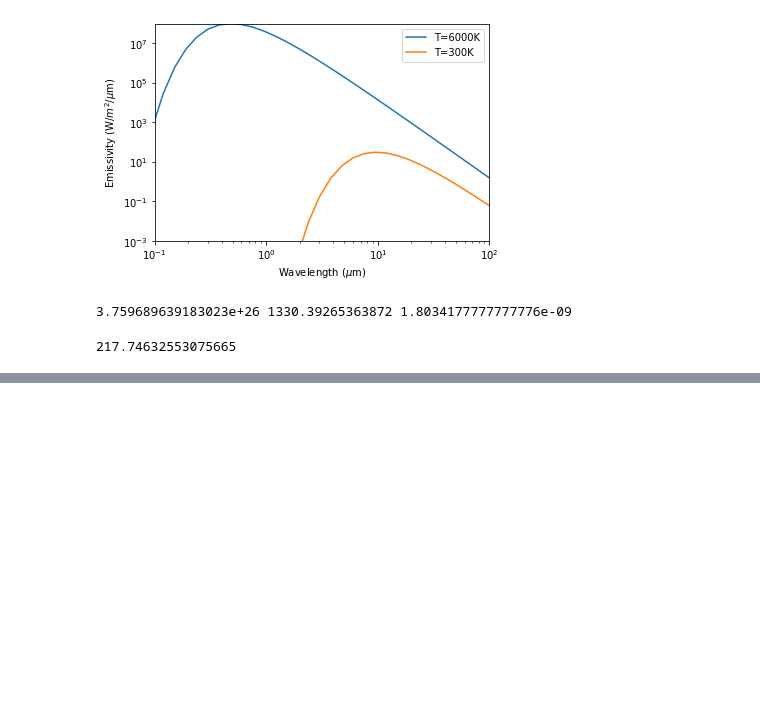
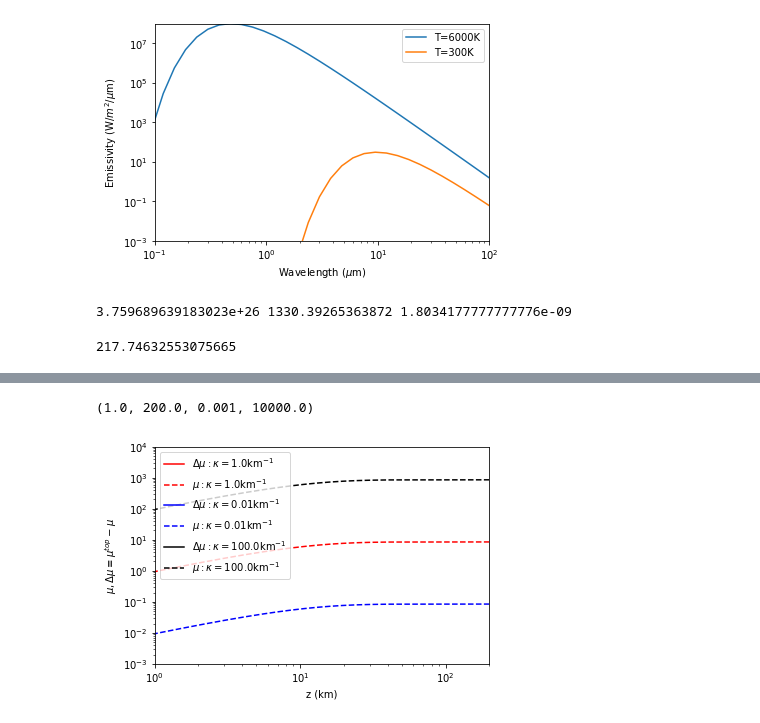
Before and after one commit to dodelson/Physics-of-Energy, a Jupyter notebook: Code/RadiativeTransfer.ipynb, the cells around one changed output, grey strips where cells are left out. Saved outputs shown, nothing was run; the diff lists cells and outputs as text; code cells hidden in the pictures; blank space fills up the shorter version.

```diff
--- a/Code/RadiativeTransfer.ipynb
+++ b/Code/RadiativeTransfer.ipynb
@@ -122,3 +141,26 @@ inu=integrate.odeint(didz, y0, t)
+# %%
+### mu
+kappa=1. #/km
+mu=kappa*H*(1.-np.exp(-t/H))
+plt.plot(t,-mu+mu[-1],'-r',label='$\\Delta\\mu: \\kappa=$'+str(kappa)+'km$^{-1}$')
+plt.plot(t,mu,'--r',label='$\\mu: \\kappa=$'+str(kappa)+'km$^{-1}$')
+kappa=.01 #/km
+mu=kappa*H*(1.-np.exp(-t/H))
+plt.plot(t,-mu+mu[-1],'-b',label='$\\Delta\\mu: \\kappa=$'+str(kappa)+'km$^{-1}$')
+plt.plot(t,mu,'--b',label='$\\mu: \\kappa=$'+str(kappa)+'km$^{-1}$')
+kappa=100. #/km
+mu=kappa*H*(1.-np.exp(-t/H))
+plt.plot(t,-mu+mu[-1],'-k',label='$\\Delta\\mu: \\kappa=$'+str(kappa)+'km$^{-1}$')
+plt.plot(t,mu,'--k',label='$\\mu: \\kappa=$'+str(kappa)+'km$^{-1}$')
+plt.legend()
+plt.xlabel('z (km)')
+plt.ylabel('$\\mu,\\Delta\mu\equiv\\mu^{top}-\\mu$')
+plt.yscale('log')
+plt.xscale('log')
+plt.axis([1.,200,1.e-3,10000])
+# %% [output]
+(1.0, 200.0, 0.001, 10000.0)
+[figure, added]
 # %%
 plt.plot(t,inu*1.e9)
 plt.yscale('log')
```
Also changed, not shown: parts of 12 cells of this notebook, 11 other files.
